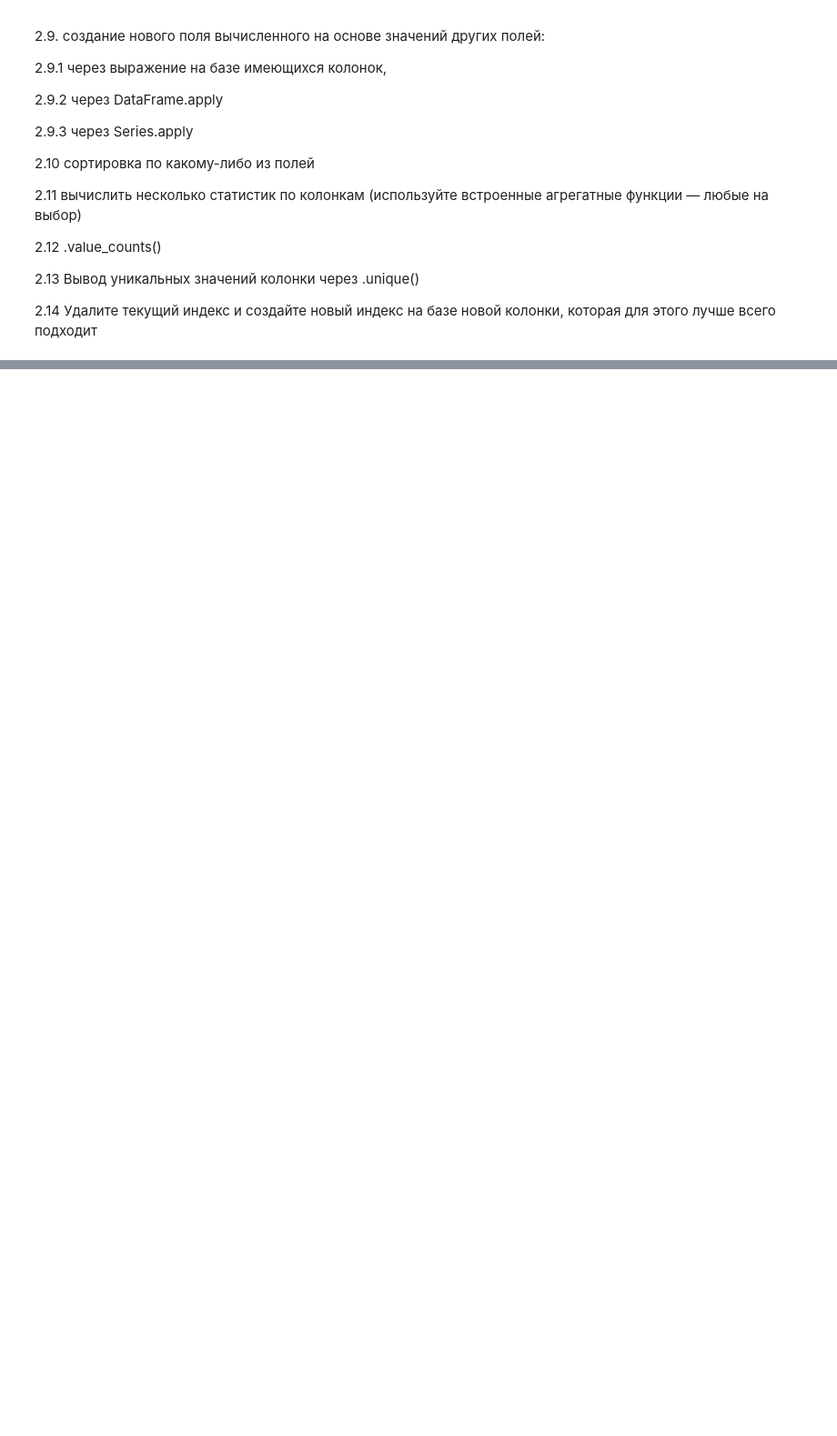
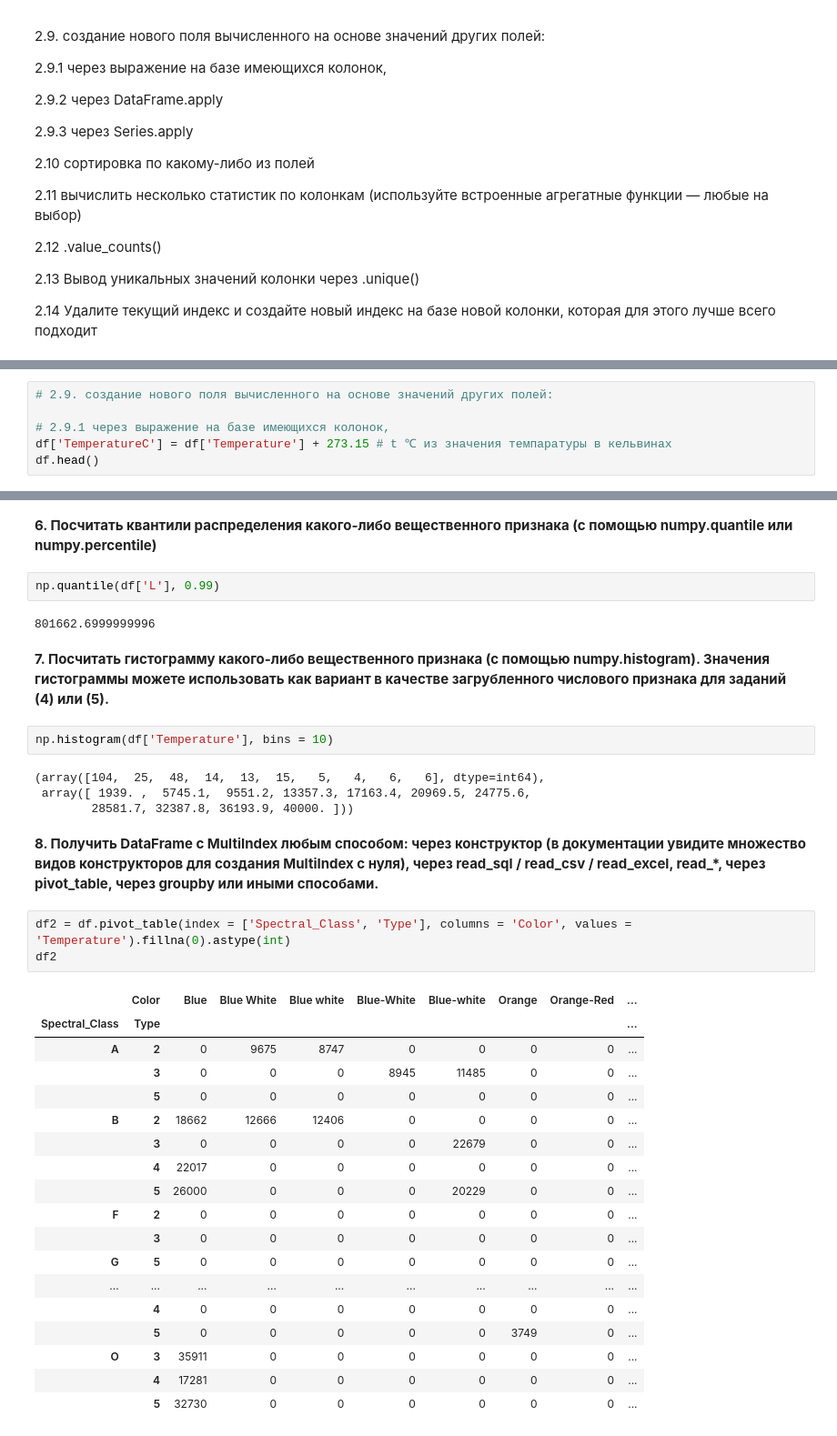
Before and after one commit to Dark-MonkGI/Data_Analysis_Tools_SAMARA_UNIVERSITY, a Jupyter notebook: 1. Pandas/DAT_6131-010402D_Griaznov_I_LW1.ipynb, the cells around one changed output, grey strips where cells are left out. Shown at 91% size. Drawn from its saved outputs; the diff is of its cells as text; blank space fills up the shorter version.

```diff
--- a/1. Pandas/DAT_6131-010402D_Griaznov_I_LW1.ipynb
+++ b/1. Pandas/DAT_6131-010402D_Griaznov_I_LW1.ipynb
@@ -80,0 +196,6 @@ https://pbpython.com/pandas-pivot-table-explained.html
+# %%
+# 2.9. создание нового поля вычисленного на основе значений других полей:
+
+# 2.9.1 через выражение на базе имеющихся колонок,
+df['TemperatureC'] = df['Temperature'] + 273.15 # t ℃ из значения темпаратуры в кельвинах
+df.head()
@@ -80,0 +396,40 @@ https://pbpython.com/pandas-pivot-table-explained.html
+# %% [markdown]
+**6. Посчитать квантили распределения какого-либо вещественного признака (с помощью numpy.quantile или numpy.percentile)**
+# %%
+np.quantile(df['L'], 0.99)
+# %% [output]
+801662.6999999996
+# %% [markdown]
+
+**7. Посчитать гистограмму какого-либо вещественного признака (с помощью numpy.histogram). Значения гистограммы можете использовать как вариант в качестве загрубленного числового признака для заданий (4) или (5).**
+# %%
+np.histogram(df['Temperature'], bins = 10)
+# %% [output]
+(array([104,  25,  48,  14,  13,  15,   5,   4,   6,   6], dtype=int64),
+ array([ 1939. ,  5745.1,  9551.2, 13357.3, 17163.4, 20969.5, 24775.6,
+        28581.7, 32387.8, 36193.9, 40000. ]))
+# %% [markdown]
+
+**8. Получить DataFrame с MultiIndex любым способом: через конструктор (в документации увидите множество видов конструкторов для создания MultiIndex с нуля), через read_sql / read_csv / read_excel, read_*, через pivot_table, через groupby или иными способами.**
+# %%
+df2 = df.pivot_table(index = ['Spectral_Class', 'Type'], columns = 'Color', values = 'Temperature').fillna(0).astype(int)
+df2
+# %% [output]
+|  | Color | Blue | Blue White | Blue white | Blue-White | Blue-white | Orange | Orange-Red | ... |
+| Spectral_Class | Type |  |  |  |  |  |  |  | ... |
+| A | 2 | 0 | 9675 | 8747 | 0 | 0 | 0 | 0 | ... |
+|  | 3 | 0 | 0 | 0 | 8945 | 11485 | 0 | 0 | ... |
+|  | 5 | 0 | 0 | 0 | 0 | 0 | 0 | 0 | ... |
+| B | 2 | 18662 | 12666 | 12406 | 0 | 0 | 0 | 0 | ... |
+|  | 3 | 0 | 0 | 0 | 0 | 22679 | 0 | 0 | ... |
+|  | 4 | 22017 | 0 | 0 | 0 | 0 | 0 | 0 | ... |
+|  | 5 | 26000 | 0 | 0 | 0 | 20229 | 0 | 0 | ... |
+| F | 2 | 0 | 0 | 0 | 0 | 0 | 0 | 0 | ... |
+|  | 3 | 0 | 0 | 0 | 0 | 0 | 0 | 0 | ... |
+| G | 5 | 0 | 0 | 0 | 0 | 0 | 0 | 0 | ... |
+| ... | ... | ... | ... | ... | ... | ... | ... | ... | ... |
+|  | 4 | 0 | 0 | 0 | 0 | 0 | 0 | 0 | ... |
+|  | 5 | 0 | 0 | 0 | 0 | 0 | 3749 | 0 | ... |
+| O | 3 | 35911 | 0 | 0 | 0 | 0 | 0 | 0 | ... |
+|  | 4 | 17281 | 0 | 0 | 0 | 0 | 0 | 0 | ... |
+|  | 5 | 32730 | 0 | 0 | 0 | 0 | 0 | 0 | ... |
```
Also changed, not shown: parts of 56 cells of this notebook, 1 other file.
